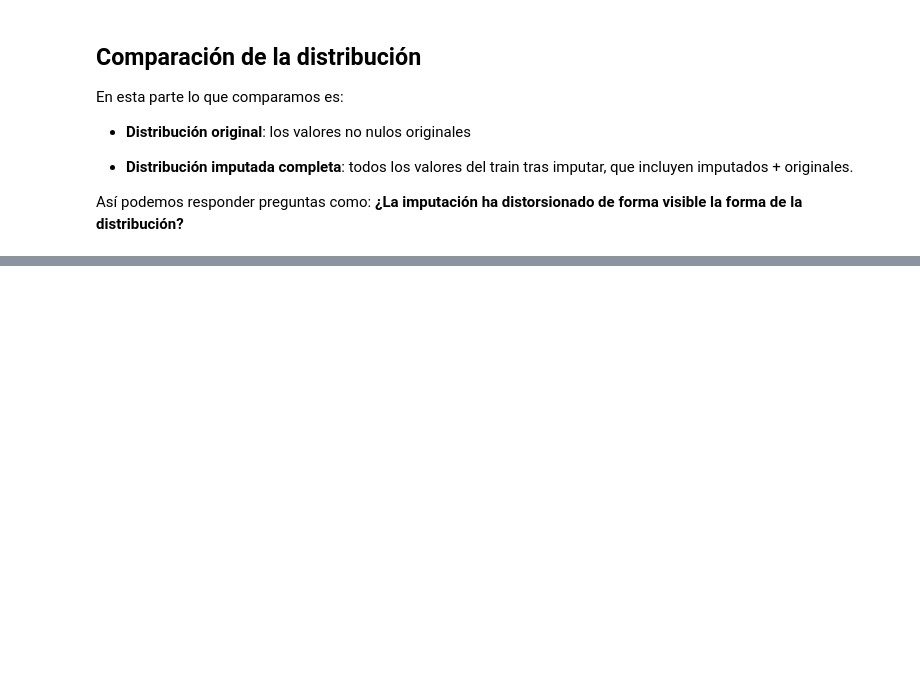
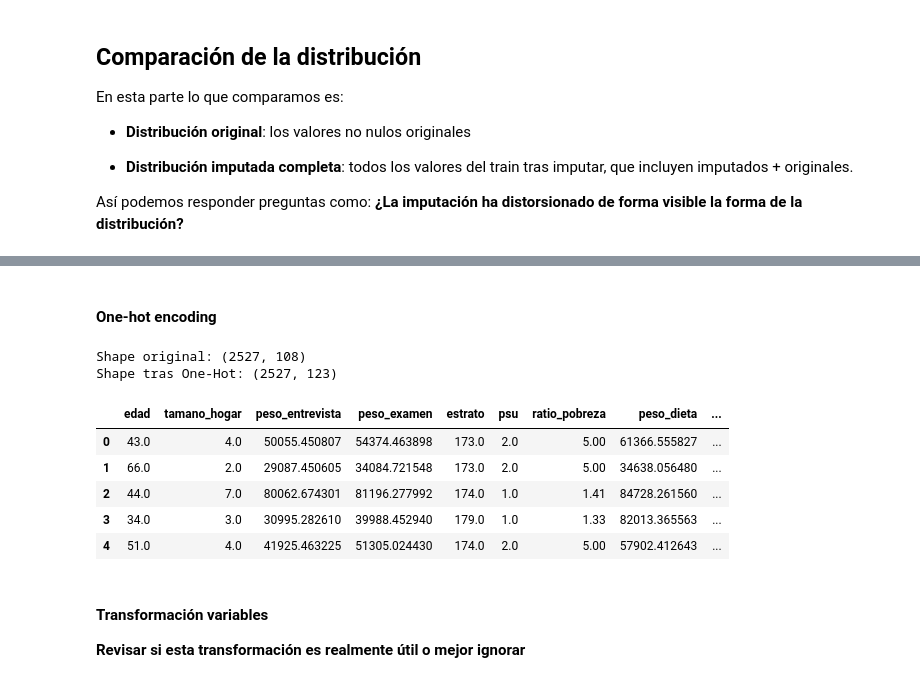
Before and after one commit to pmars21/hypertension_management_AI_driven_tool, a Jupyter notebook: missForest_imp_tfm.ipynb, the cells around one changed output, grey strips where cells are left out. Cells and saved outputs as stored; diff of their text form; code cells hidden in the pictures; blank space fills up the shorter version.

```diff
--- a/missForest_imp_tfm.ipynb
+++ b/missForest_imp_tfm.ipynb
@@ -406,3 +586,5 @@ df_imp.describe()
 - Transformación de variables
 - Creación de variables derivadas
 - Normalización/estandarización de variables numéricas
+# %%
+df_model = df_imp.copy()
@@ -408,0 +593,15 @@ df_imp.describe()
+# %%
+umbral = 0.01
+
+for col in cat_cols_nom:
+
+    if col in df_model.columns:
+
+        freq = df_model[col].value_counts(normalize=True)
+
+        categorias_poco_frecuentes = freq[freq < umbral].index
+
+        df_model[col] = df_model[col].replace(
+            categorias_poco_frecuentes,
+            -1
+        )
@@ -408,0 +633,30 @@ df_imp.describe()
+# %% [markdown]
+#### One-hot encoding
+# %%
+df_model["brazo"] = df_model["brazo"].astype(str)
+df_model["sonda"] = df_model["sonda"].astype(str)
+# %%
+df_model = pd.get_dummies(
+    df_model,
+    columns=cat_cols_nom,
+    drop_first=True,
+    dtype=int
+)
+# %%
+print("Shape original:", df_imp.shape)
+print("Shape tras One-Hot:", df_model.shape)
+
+df_model.head()
+# %% [output]
+Shape original: (2527, 108)
+Shape tras One-Hot: (2527, 123)
+|  | edad | tamano_hogar | peso_entrevista | peso_examen | estrato | psu | ratio_pobreza | peso_dieta | ... |
+| 0 | 43.0 | 4.0 | 50055.450807 | 54374.463898 | 173.0 | 2.0 | 5.00 | 61366.555827 | ... |
+| 1 | 66.0 | 2.0 | 29087.450605 | 34084.721548 | 173.0 | 2.0 | 5.00 | 34638.056480 | ... |
+| 2 | 44.0 | 7.0 | 80062.674301 | 81196.277992 | 174.0 | 1.0 | 1.41 | 84728.261560 | ... |
+| 3 | 34.0 | 3.0 | 30995.282610 | 39988.452940 | 179.0 | 1.0 | 1.33 | 82013.365563 | ... |
+| 4 | 51.0 | 4.0 | 41925.463225 | 51305.024430 | 174.0 | 2.0 | 5.00 | 57902.412643 | ... |
+# %% [markdown]
+#### Transformación variables
+
+**Revisar si esta transformación es realmente útil o mejor ignorar**
```
Also changed, not shown: parts of 30 cells of this notebook, 3 other files.
